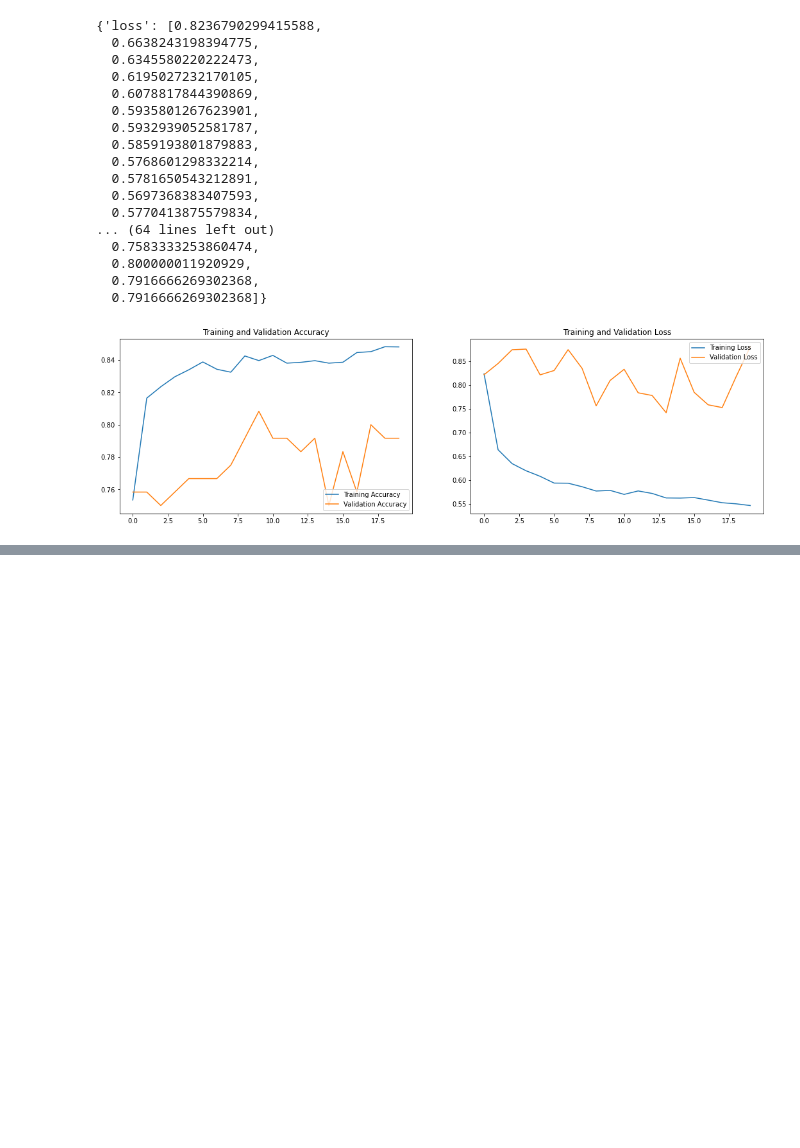
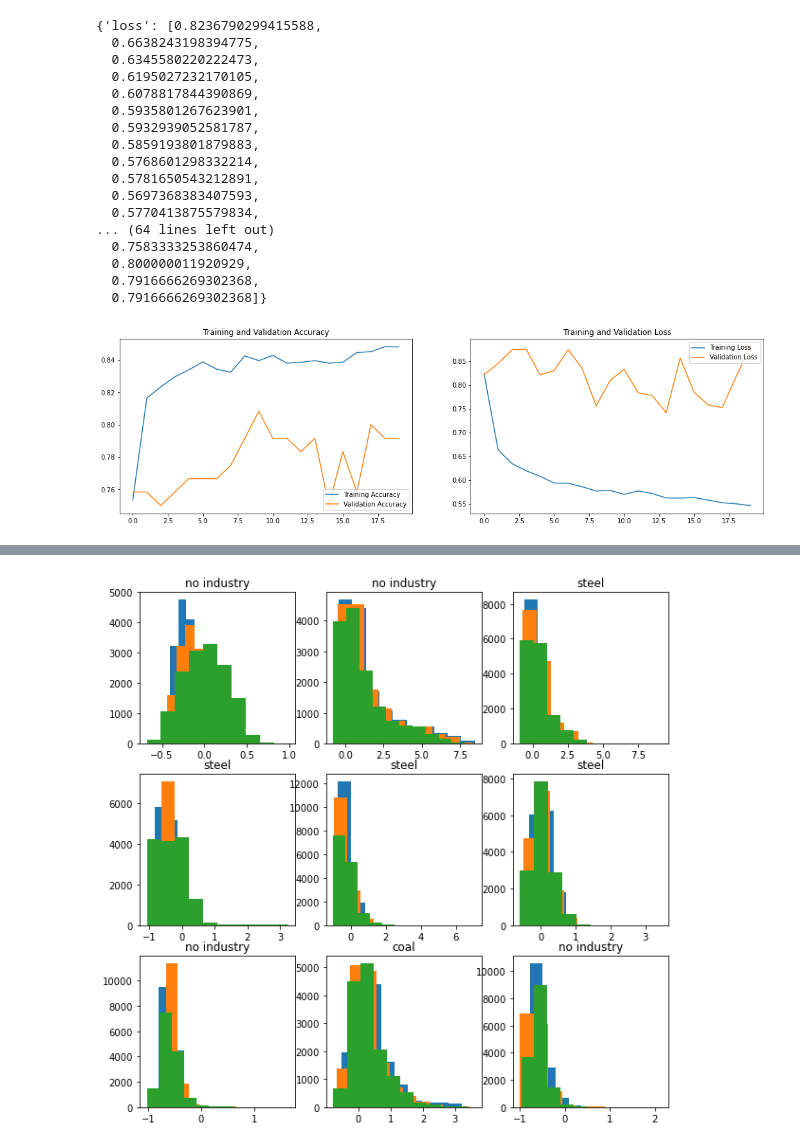
Before and after one commit to ManshaP/sentinel_industry, a Jupyter notebook: try_model-Copy1.ipynb, the cells around one changed output, grey strips where cells are left out. Cells and saved outputs as stored; diff of their text form; code cells hidden in the pictures; blank space fills up the shorter version.

```diff
--- a/try_model-Copy1.ipynb
+++ b/try_model-Copy1.ipynb
@@ -291,0 +285,12 @@ for i in range(9):
+# %%
+plt.figure(figsize=(10, 10))
+for i in range(9):
+    ax = plt.subplot(3, 3, i + 1)
+    next_element = iterator.get_next()
+    im = resize_rescale_augment(next_element[0])
+    plt.hist(im[0,:,:,0].numpy().reshape(120*120))
+    plt.hist(im[0,:,:,1].numpy().reshape(120*120))
+    plt.hist(im[0,:,:,2].numpy().reshape(120*120))
+    plt.title(convert_onehot(next_element))
+# %% [output]
+[figure, added]
```
Also changed, not shown: parts of 22 cells of this notebook, 3 other files.
